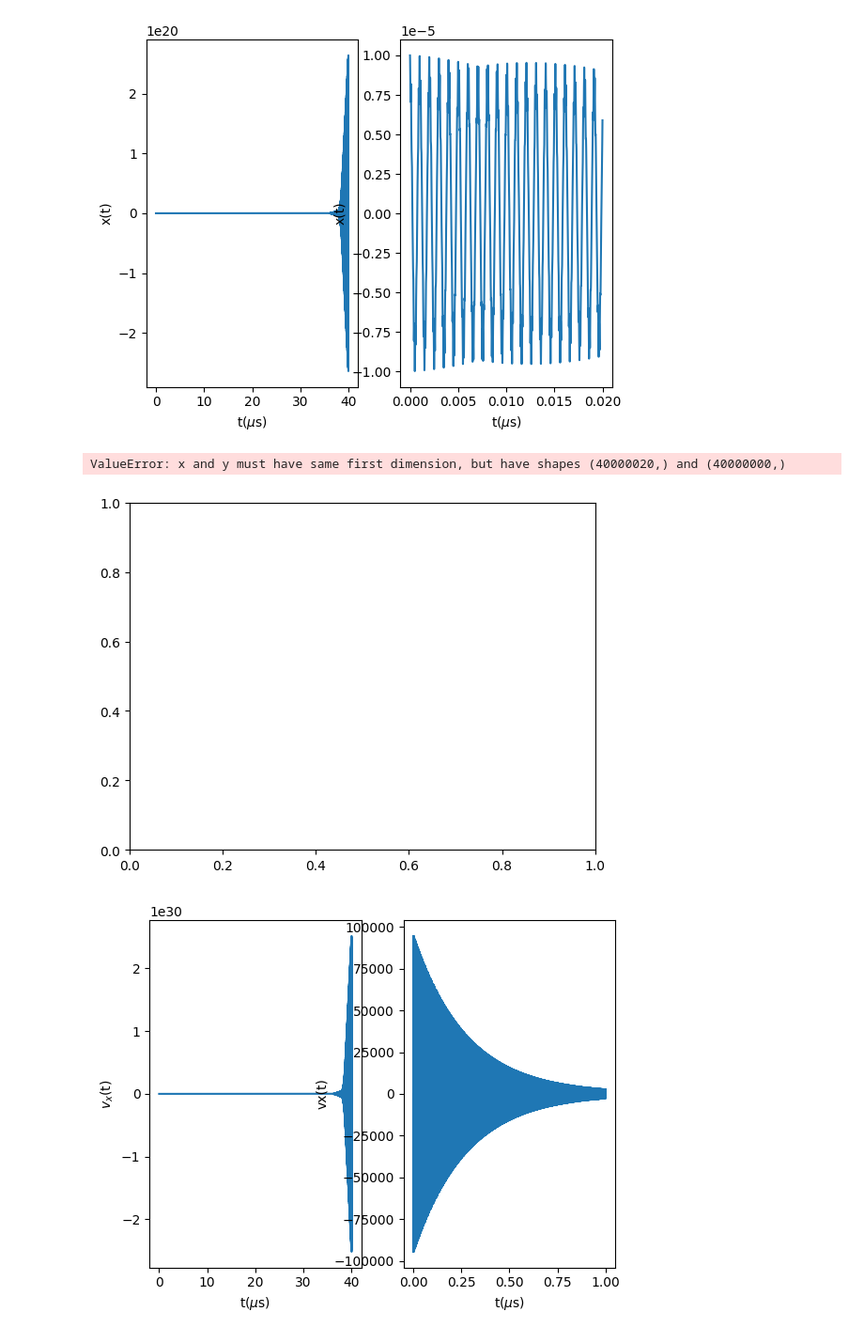
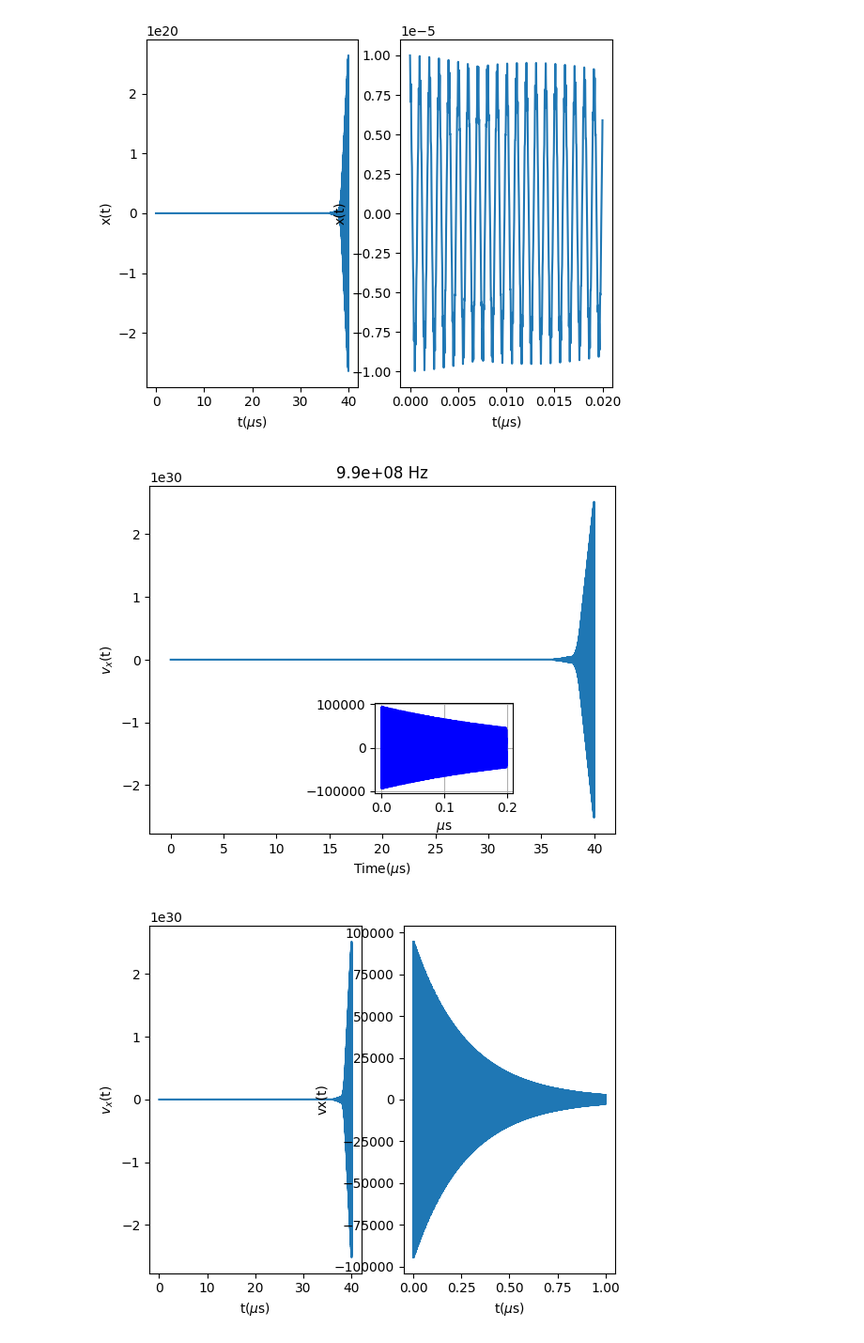
Before and after one commit to yuqian15/electron_micromotion_cooling, a Jupyter notebook: Electron-micromotion.ipynb, the cells around one changed output. Shown: that part at 94% size. Drawn from its saved outputs; the diff is of its cells as text; code cells hidden in the pictures.

```diff
--- a/Electron-micromotion.ipynb
+++ b/Electron-micromotion.ipynb
@@ -301,28 +301,27 @@ plt.show()
 # %%
 plt.plot(t_final[:len(x_final)]*1e6, vx_final[:len(x_final)])
 #ax[0].plot(np.array(t_eval[:len(x_damp)])*1e6, x_damp[:len(x_damp)])
 
 # Add labels to the axes
 
 plt.xlabel('Time($\mu$s)')
 plt.ylabel('$v_x$(t)')
 
-plt.ylim([-2e5, 2e5])
+#plt.ylim([-2e8, 2e8])
 plt.title('{:.2} Hz'.format(fres))
 Zoomnum = round(0.2e-6/dt)
 x_zoom = np.array(t_final[:Zoomnum // 1 * 1])*1e6
 y_zoom = vx_final[:Zoomnum]
-#axes = plt.axes([.50, .2, .23, .2])
-#axes.plot(x_zoom, y_zoom, c='blue', lw=1, label='Zoomed curve')
-#axes.set_xlabel('$\mu$s')
+axes = plt.axes([.50, .2, .23, .2])
+axes.plot(x_zoom, y_zoom, c='blue', lw=1, label='Zoomed curve')
+axes.set_xlabel('$\mu$s')
 #axes.legend(‘right’)
 
 plt.grid()
 #plt.legend()
 plt.show()
 # %% [output]
-ValueError: x and y must have same first dimension, but have shapes (40000020,) and (40000000,)
-[figure, old version]
+[figure, new version]
 # %%
 # Plot the x-axis motion
 fig1, ax = plt.subplots(1,2, sharey= False)
```
Also changed, not shown: 1 other file.
